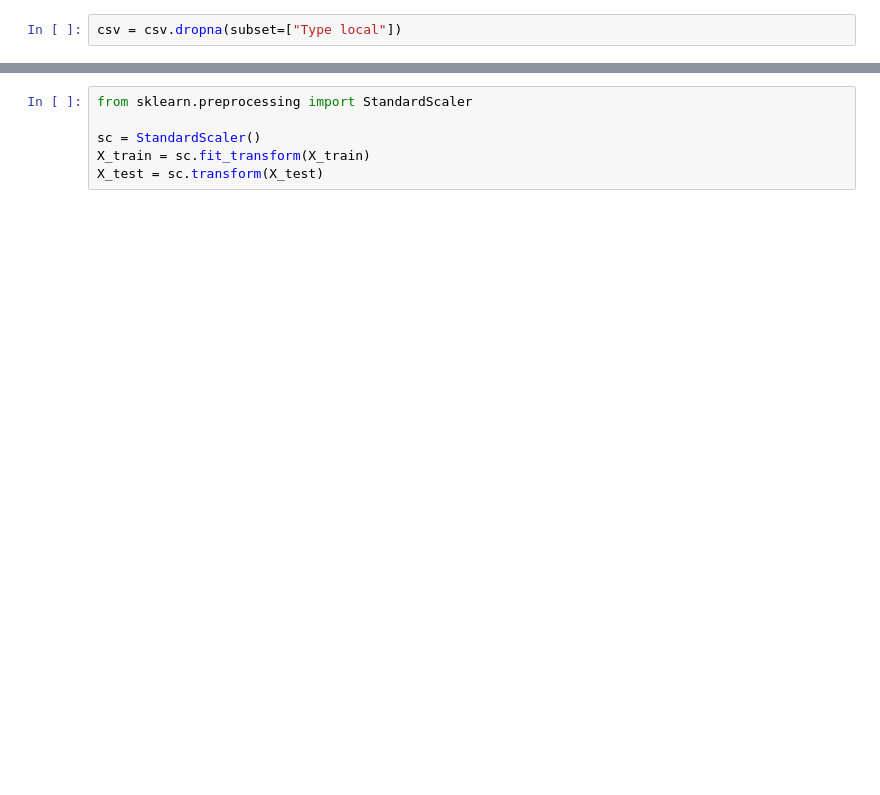
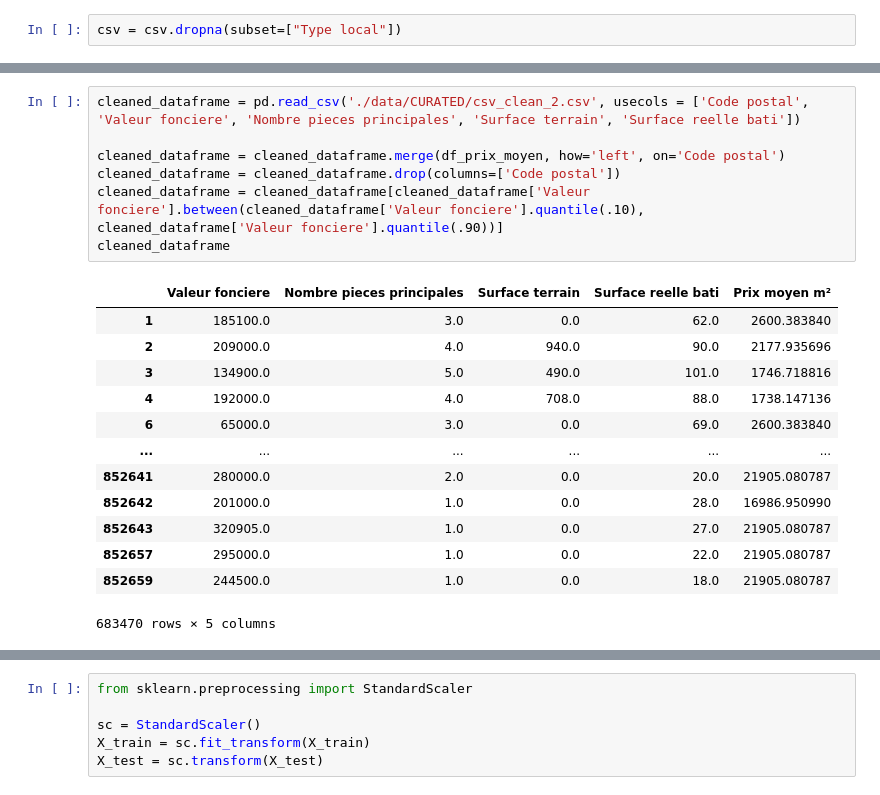
Before and after one commit to KRDavid/Immothep, a Jupyter notebook: NotebookDav.ipynb, the cells around one changed output, grey strips where cells are left out. Drawn from its saved outputs; the diff is of its cells as text; blank space fills up the shorter version.

```diff
--- a/NotebookDav.ipynb
+++ b/NotebookDav.ipynb
@@ -76 +68,22 @@ cleaned_dataframe
+# %%
+cleaned_dataframe = pd.read_csv('./data/CURATED/csv_clean_2.csv', usecols = ['Code postal', 'Valeur fonciere', 'Nombre pieces principales', 'Surface terrain', 'Surface reelle bati'])
+
+cleaned_dataframe = cleaned_dataframe.merge(df_prix_moyen, how='left', on='Code postal')
+cleaned_dataframe = cleaned_dataframe.drop(columns=['Code postal'])
+cleaned_dataframe = cleaned_dataframe[cleaned_dataframe['Valeur fonciere'].between(cleaned_dataframe['Valeur fonciere'].quantile(.10), cleaned_dataframe['Valeur fonciere'].quantile(.90))]
+cleaned_dataframe
+# %% [output]
+|  | Valeur fonciere | Nombre pieces principales | Surface terrain | Surface reelle bati | Prix moyen m² |
+| 1 | 185100.0 | 3.0 | 0.0 | 62.0 | 2600.383840 |
+| 2 | 209000.0 | 4.0 | 940.0 | 90.0 | 2177.935696 |
+| 3 | 134900.0 | 5.0 | 490.0 | 101.0 | 1746.718816 |
+| 4 | 192000.0 | 4.0 | 708.0 | 88.0 | 1738.147136 |
+| 6 | 65000.0 | 3.0 | 0.0 | 69.0 | 2600.383840 |
+| ... | ... | ... | ... | ... | ... |
+| 852641 | 280000.0 | 2.0 | 0.0 | 20.0 | 21905.080787 |
+| 852642 | 201000.0 | 1.0 | 0.0 | 28.0 | 16986.950990 |
+| 852643 | 320905.0 | 1.0 | 0.0 | 27.0 | 21905.080787 |
+| 852657 | 295000.0 | 1.0 | 0.0 | 22.0 | 21905.080787 |
+| 852659 | 244500.0 | 1.0 | 0.0 | 18.0 | 21905.080787 |
+683470 rows × 5 columns
 # %%
```
Also changed, not shown: parts of 16 cells of this notebook, 1 other file.
